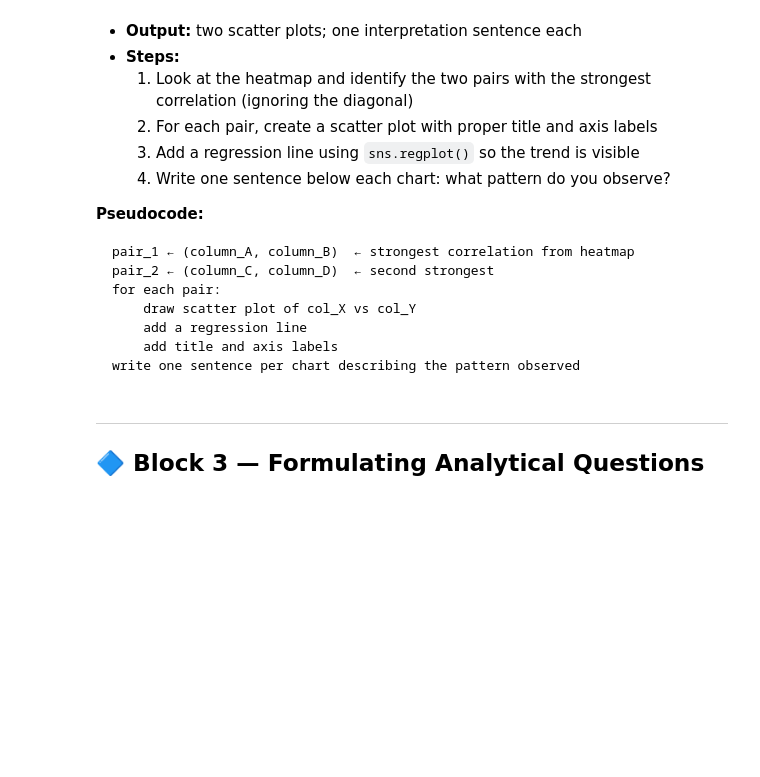
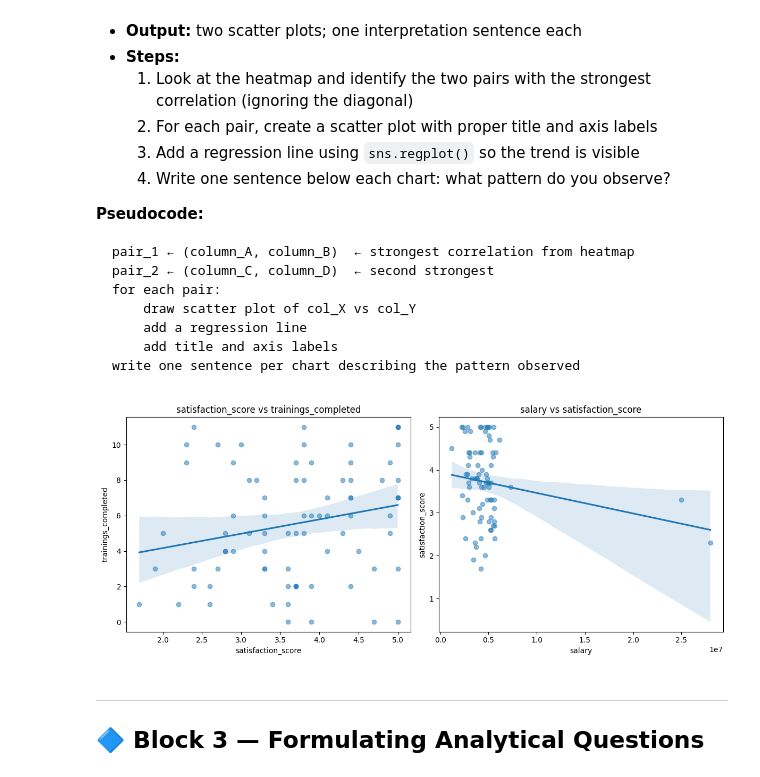
Before and after one commit to juliancho3110/python-courses, a Jupyter notebook: module10/module10_eda.ipynb, the cells around one changed output. Saved outputs shown, nothing was run; the diff lists cells and outputs as text; code cells hidden in the pictures; blank space fills up the shorter version.

```diff
--- a/module10/module10_eda.ipynb
+++ b/module10/module10_eda.ipynb
@@ -351,26 +418,28 @@ write one sentence per chart describing the pattern observed
 # %%
 fig, axes = plt.subplots(1, 2, figsize=(12, 5))
 
 # TODO: Replace col_x1, col_y1, col_x2, col_y2 with the actual column names you identified.
-col_x1 = pass  # e.g. "years_exp"
-col_y1 = pass  # e.g. "salary_capped"
-col_x2 = pass
-col_y2 = pass
+col_x1 = "satisfaction_score"  # e.g. "years_exp"
+col_y1 = "trainings_completed"  # e.g. "salary_capped"
+col_x2 = "salary"
+col_y2 = "satisfaction_score"
 
 # Scatter plot for pair 1.
 sns.regplot(data=employees, x=col_x1, y=col_y1, ax=axes[0], scatter_kws={"alpha": 0.5})
 axes[0].set_title(f"{col_x1} vs {col_y1}")
 
 # Scatter plot for pair 2.
 sns.regplot(data=employees, x=col_x2, y=col_y2, ax=axes[1], scatter_kws={"alpha": 0.5})
 axes[1].set_title(f"{col_x2} vs {col_y2}")
 
 plt.tight_layout()
 plt.show()
 
 # TODO: Write your interpretations below (as comments).
 # Chart 1 observation: ...
 # Chart 2 observation: ...
+# %% [output]
+[figure, added]
 # %% [markdown]
 ---
 ## 🔷 Block 3 — Formulating Analytical Questions
```
Also changed, not shown: parts of 23 cells of this notebook.
